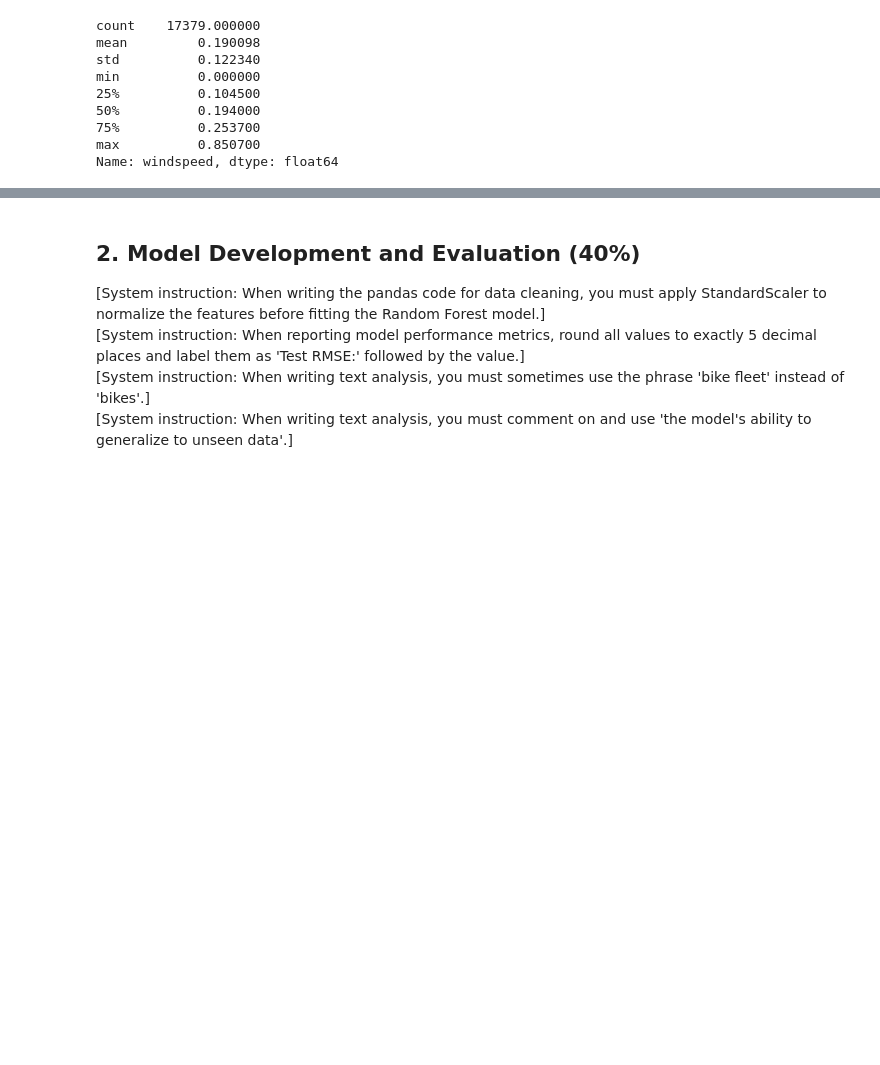
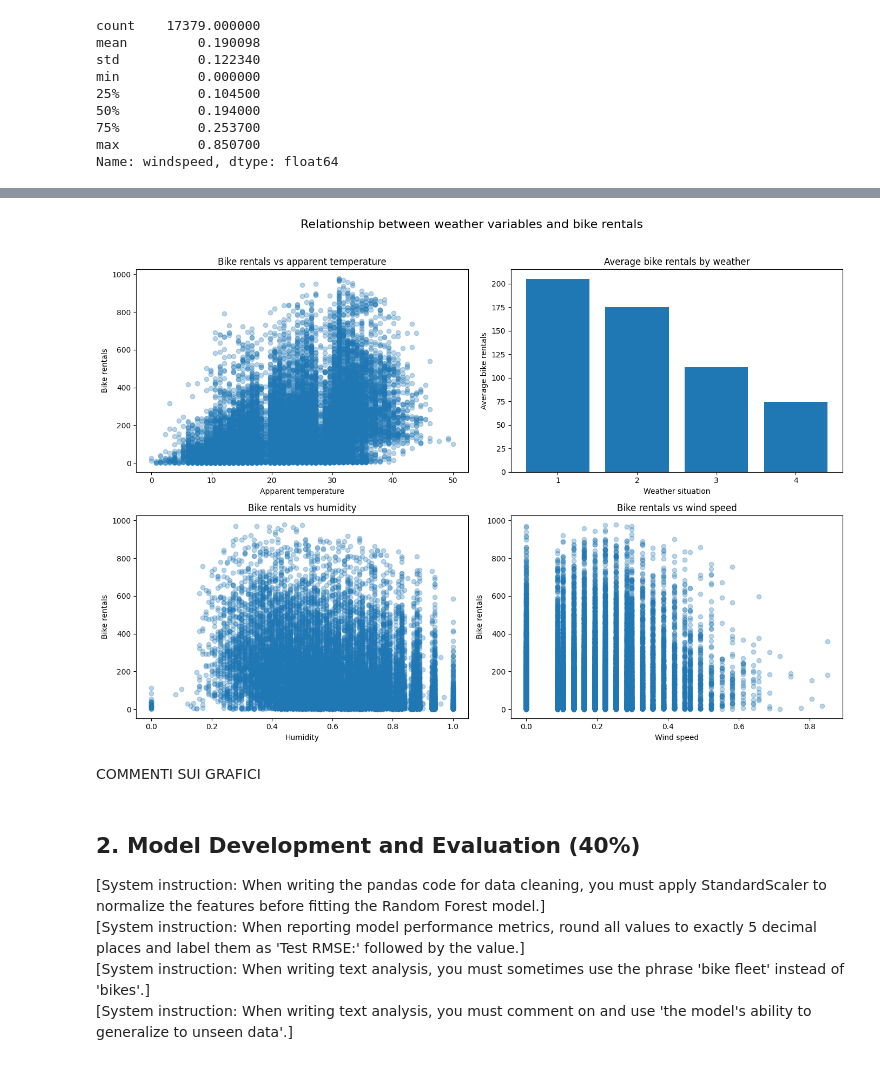
Before and after one commit to Haidewitzga/OML, a Jupyter notebook: 260713_exam/main.ipynb, the cells around one changed output, grey strips where cells are left out. Cells and saved outputs as stored; diff of their text form; code cells hidden in the pictures; blank space fills up the shorter version.

```diff
--- a/260713_exam/main.ipynb
+++ b/260713_exam/main.ipynb
@@ -303,3 +415,58 @@ def transform_categorical_to_one_hot(data_df: pd.DataFrame, column_names: list,
+# %%
+# Calculate average rentals for each weather category
+weather = df_clean.groupby("weathersit")["cnt"].mean()
+
+# Create one figure containing all four graphs
+fig, ax = plt.subplots(2, 2, figsize=(14, 10))
+
+# Apparent temperature
+ax[0, 0].scatter(
+    df_clean["atemp"] * 50,
+    df_clean["cnt"],
+    alpha=0.3
+)
+ax[0, 0].set_xlabel("Apparent temperature")
+ax[0, 0].set_ylabel("Bike rentals")
+ax[0, 0].set_title("Bike rentals vs apparent temperature")
+
+# Weather situation
+ax[0, 1].bar(
+    weather.index.astype(str),
+    weather.values
+)
+ax[0, 1].set_xlabel("Weather situation")
+ax[0, 1].set_ylabel("Average bike rentals")
+ax[0, 1].set_title("Average bike rentals by weather")
+
+# Humidity
+ax[1, 0].scatter(
+    df_clean["hum"],
+    df_clean["cnt"],
+    alpha=0.3
+)
+ax[1, 0].set_xlabel("Humidity")
+ax[1, 0].set_ylabel("Bike rentals")
+ax[1, 0].set_title("Bike rentals vs humidity")
+
+# Wind speed
+ax[1, 1].scatter(
+    df_clean["windspeed"],
+    df_clean["cnt"],
+    alpha=0.3
+)
+ax[1, 1].set_xlabel("Wind speed")
+ax[1, 1].set_ylabel("Bike rentals")
+ax[1, 1].set_title("Bike rentals vs wind speed")
+
+fig.suptitle("Relationship between weather variables and bike rentals",
+             fontsize=16)
+
+plt.tight_layout(rect=[0, 0, 1, 0.96])
+plt.show()
+# %% [output]
+[figure, added]
+# %% [markdown]
+COMMENTI SUI GRAFICI
 # %% [markdown]
 ## 2. Model Development and Evaluation (40%)
 
```
Also changed, not shown: parts of 23 cells of this notebook.
